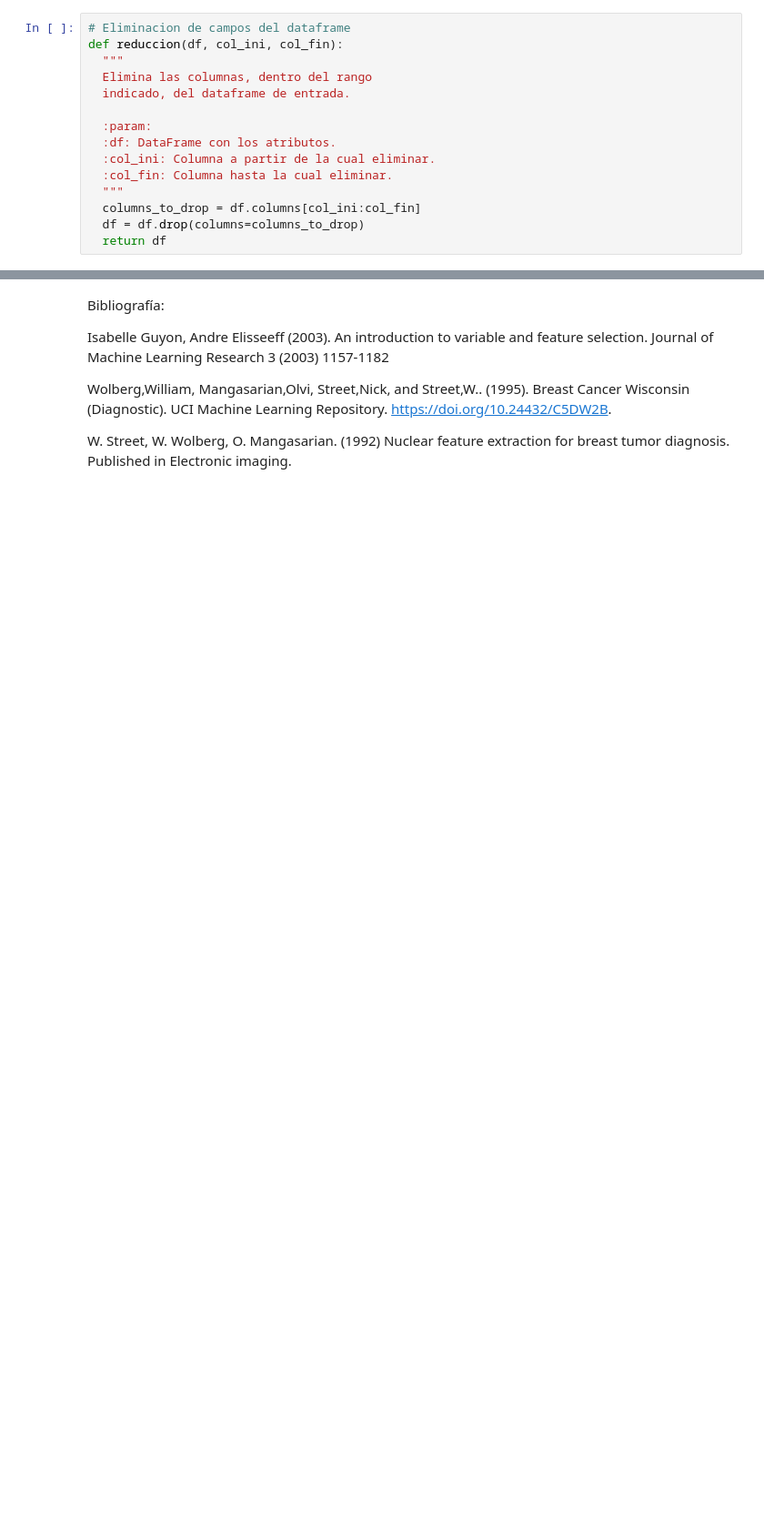
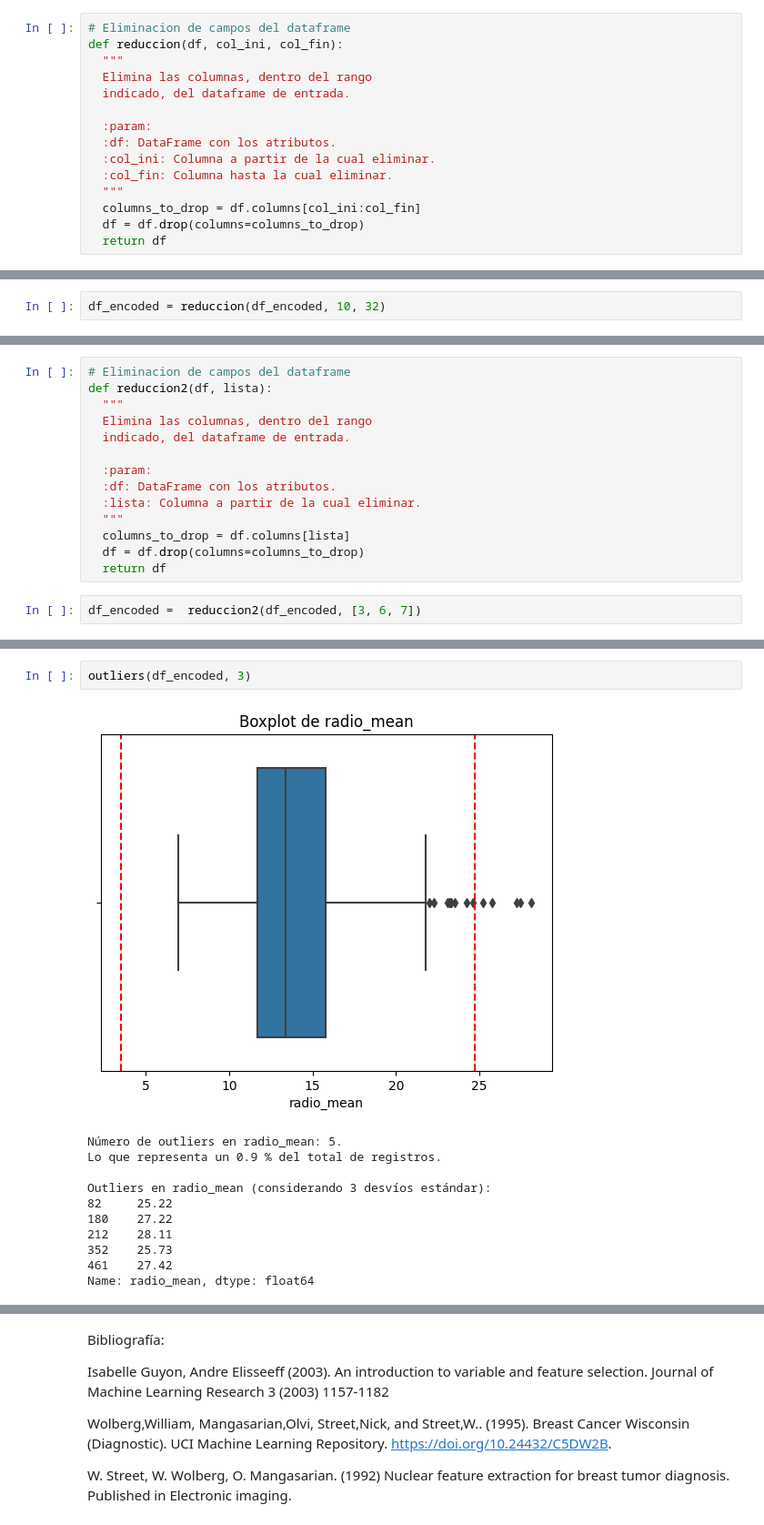
Before and after one commit to gusjrivas/TP_AdD, a Jupyter notebook: Scripts/tratamiento_data.ipynb, the cells around one changed output, grey strips where cells are left out. Shown at 91% size. Drawn from its saved outputs; the diff is of its cells as text; blank space fills up the shorter version.

```diff
--- a/Scripts/tratamiento_data.ipynb
+++ b/Scripts/tratamiento_data.ipynb
@@ -412,0 +387,2 @@ reduccion(df, 22, 32)
+# %%
+df_encoded = reduccion(df_encoded, 10, 32)
@@ -412,0 +398,16 @@ reduccion(df, 22, 32)
+# %%
+# Eliminacion de campos del dataframe
+def reduccion2(df, lista):
+  """
+  Elimina las columnas, dentro del rango
+  indicado, del dataframe de entrada.
+
+  :param:
+  :df: DataFrame con los atributos.
+  :lista: Columna a partir de la cual eliminar.
+  """
+  columns_to_drop = df.columns[lista]
+  df = df.drop(columns=columns_to_drop)
+  return df
+# %%
+df_encoded =  reduccion2(df_encoded, [3, 6, 7])
@@ -412,0 +457,14 @@ reduccion(df, 22, 32)
+# %%
+outliers(df_encoded, 3)
+# %% [output]
+[figure, added]
+Número de outliers en radio_mean: 5.
+Lo que representa un 0.9 % del total de registros.
+
+Outliers en radio_mean (considerando 3 desvíos estándar):
+82     25.22
+180    27.22
+212    28.11
+352    25.73
+461    27.42
+Name: radio_mean, dtype: float64
```
Also changed, not shown: parts of 52 cells of this notebook, 1 other file.
